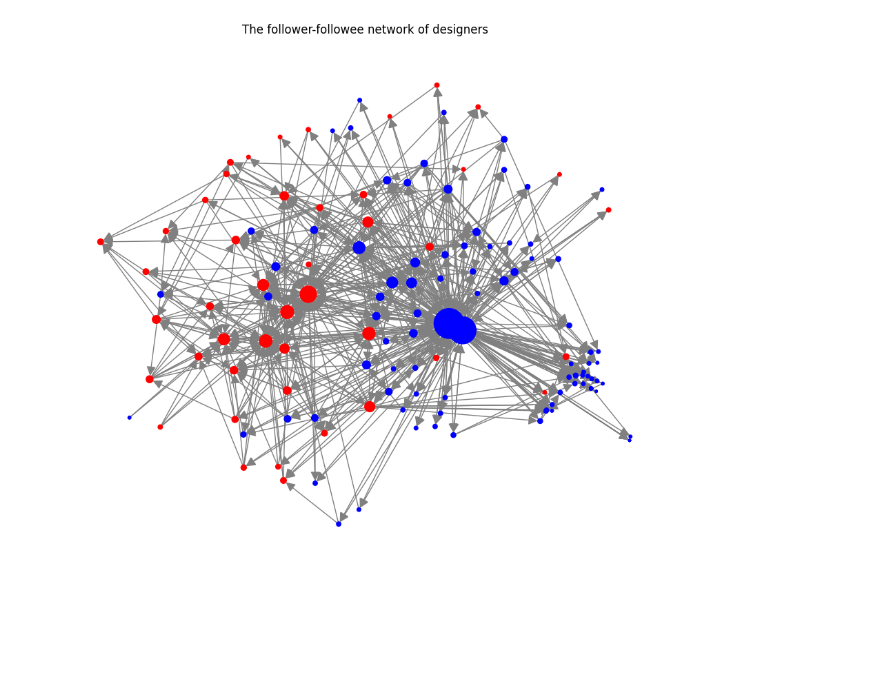
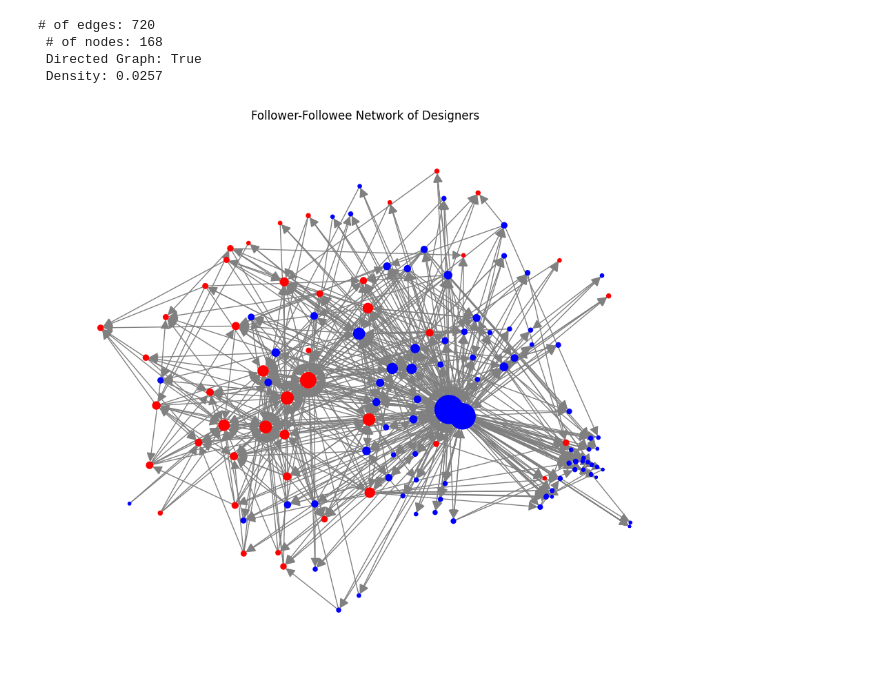
Before and after one commit to cmcalder55/utils, a Jupyter notebook: network-graph.ipynb, the cells around one changed output. Saved outputs shown, nothing was run; the diff lists cells and outputs as text; code cells hidden in the pictures; blank space fills up the shorter version.

```diff
--- a/network-graph.ipynb
+++ b/network-graph.ipynb
@@ -94,33 +9,7 @@ Directed Graph: True
-# %%
-# we can also specify node and edge features
-# to make the graph easier to interpret
-figure(figsize=(12, 10), dpi=100)
-
-# node size proportional to degree
-node_size= [x * 900 for x in nx.degree_centrality(G).values()]
-
-# choose a layout function
-pos=nx.kamada_kawai_layout(G)
-
-# edge color
-edge_color="grey"
-
-# make arrows more obvious
-arrowsize=20
-
-# make a list of colors corresponding to tenure
-node_color= [nodelist.loc[i][3] for i in G.nodes] # tenure
-#node_color= [nodelist.loc[i][4] for i in G.nodes] # submitted
-
-
-nx.drawing.nx_pylab.draw_networkx(G,node_size=node_size,
-                                  pos=pos,
-                                  node_color=node_color,
-                                  arrowsize=arrowsize,
-                                  edge_color=edge_color,
-                                  with_labels=False)
-plt.title('The follower-followee network of designers')
-plt.axis("off")
-plt.show()
-# %% [output]
-[figure, removed]
+# %%
+
+# load graph nodes and edges
+nodes = "data/artist_nodes.csv"
+edges = "data/follower_edges.csv"
+edgelist = pd.read_csv(edges, header=None).to_numpy().tolist()
+nodelist = pd.read_csv(nodes, header=0)
@@ -126,0 +62,29 @@ plt.show()
+# %%
+
+print(f"# of edges: {G.number_of_edges()}\n",
+      f"# of nodes: {G.number_of_nodes()}\n",
+      f"Directed Graph: {nx.is_directed(G)}\n",
+      f"Density: {nx.density(G):.3}\n")
+
+figure(figsize=(12, 10), dpi=100)
+
+pos = nx.kamada_kawai_layout(G)
+edge_color = "grey"
+arrowsize = 20
+
+nx.drawing.nx_pylab.draw_networkx(G,
+                                  node_size=node_size,
+                                  pos=pos,
+                                  node_color=node_color,
+                                  arrowsize=arrowsize,
+                                  edge_color=edge_color,
+                                  with_labels=False)
+plt.title('Follower-Followee Network of Designers')
+plt.axis("off")
+plt.show()
+# %% [output]
+# of edges: 720
+ # of nodes: 168
+ Directed Graph: True
+ Density: 0.0257
+[figure, added]
```
Also changed, not shown: parts of 5 cells of this notebook, 3 other files.
